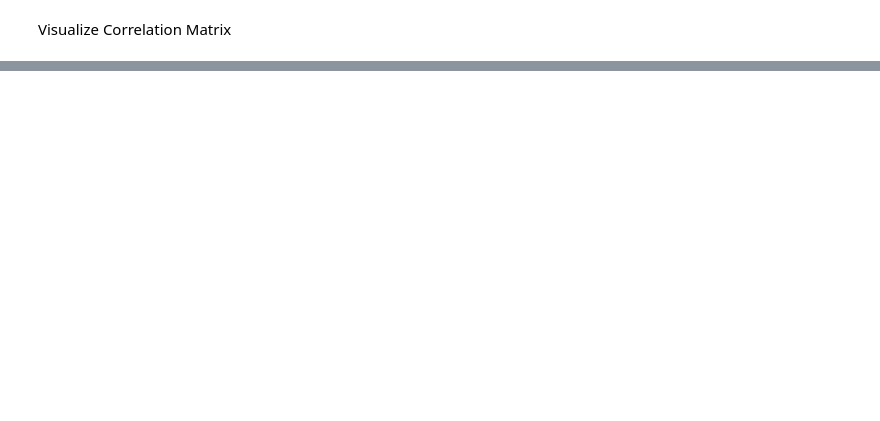
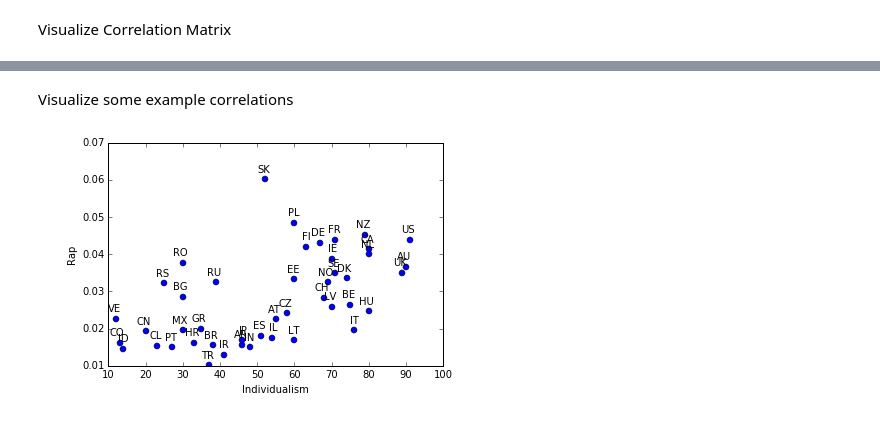
Before and after one commit to flemmerich/MusicWikipedia, a Jupyter notebook: wikiMusic_hofstede_correlation.ipynb, the cells around one changed output, grey strips where cells are left out. Saved outputs shown, nothing was run; the diff lists cells and outputs as text; code cells hidden in the pictures; blank space fills up the shorter version.

```diff
--- a/wikiMusic_hofstede_correlation.ipynb
+++ b/wikiMusic_hofstede_correlation.ipynb
@@ -157,0 +158,23 @@ plt.show()
+# %%
+def scatter(attX, attY, labelX, labelY):
+    labels = mergeData.ctr
+
+    plt.plot(attX, attY, "o")
+
+    for label, x, y in zip(labels, attX, attY):
+        plt.annotate(
+            label,
+            xy = (x, y), xytext = (5, 5),
+            textcoords = 'offset points', ha = 'right', va = 'bottom'
+            #arrowprops = dict(arrowstyle = '->', connectionstyle = 'arc3,rad=0')
+        )
+
+    plt.xlabel(labelX)
+    plt.ylabel(labelY)
+    plt.show()
+# %% [markdown]
+Visualize some example correlations
+# %%
+scatter(mergeData.individualism, mergeData.rap, "Individualism", "Rap")
+# %% [output]
+[figure, added]
```
Also changed, not shown: parts of 11 cells of this notebook.
